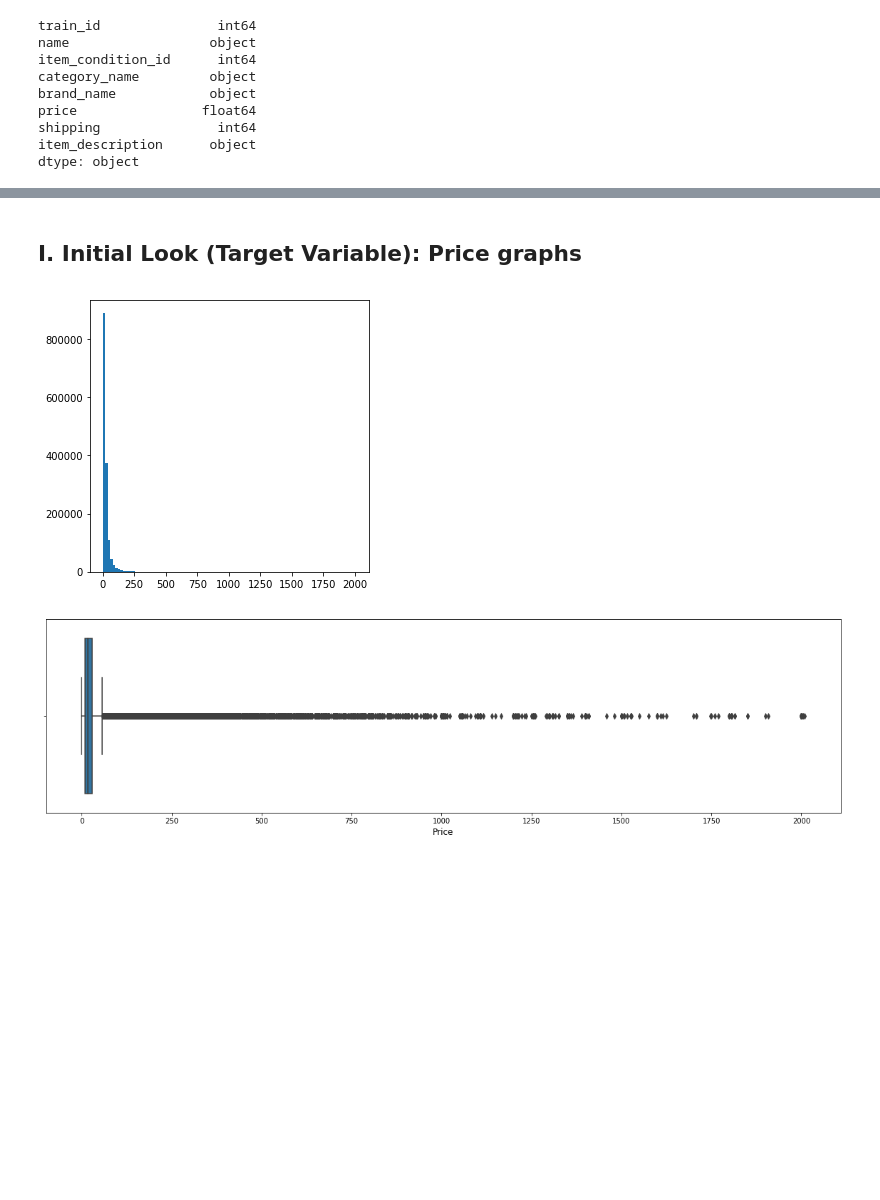
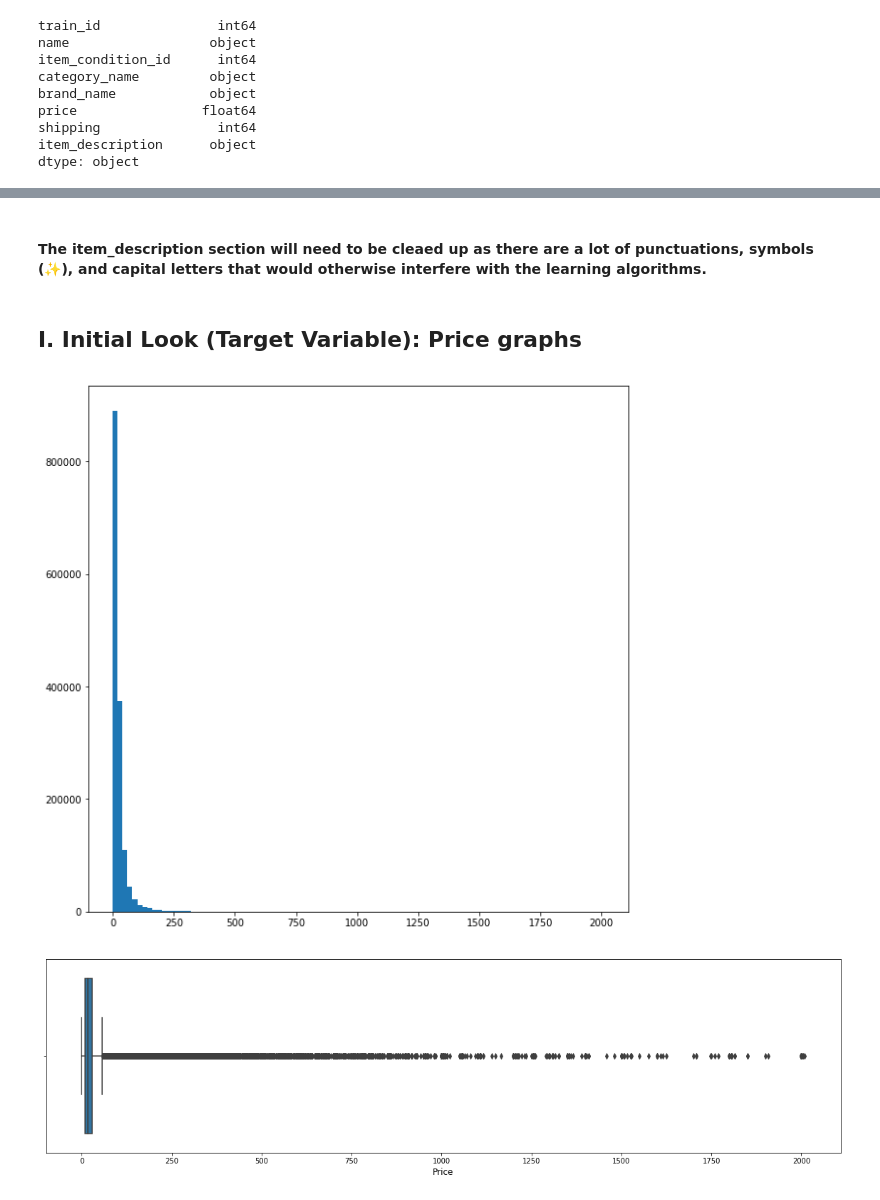
Before and after one commit to kyungjunism/mercari_price_prediction, a Jupyter notebook: Mercari Price Prediction EDA.ipynb, the cells around one changed output, grey strips where cells are left out. Cells and saved outputs as stored; diff of their text form; code cells hidden in the pictures; blank space fills up the shorter version.

```diff
--- a/Mercari Price Prediction EDA.ipynb
+++ b/Mercari Price Prediction EDA.ipynb
@@ -101,0 +105,8 @@ train.head()
+# %%
+# remove rows with empty descriptions
+train = train[~train['item_description'].isnull()]
+test = test[~test['item_description'].isnull()]
+
+data = pd.concat([train, test], 0)
+train_rows = train.shape[0]
+print(train_rows)
@@ -102,2 +115,2 @@ train.head()
 # %%
-train = train[pd.notnull(train['item_description'])]
+train.item_description
@@ -104,10 +135,12 @@ train = train[pd.notnull(train['item_description'])]
+# %% [markdown]
+#### The item_description section will need to be cleaed up as there are a lot of punctuations, symbols (✨), and capital letters that would otherwise interfere with the learning algorithms.
 # %% [markdown]
 ## I. Initial Look (Target Variable): Price graphs
 # %%
-plt.figure(figsize=(5,5))
+plt.figure(figsize=(10,10))
 plt.hist(train['price'], bins = 100)
 plt.show()
 # %% [output]
-[figure, old version]
+[figure, new version]
 # %%
 plt.figure(figsize= (20,5))
```
Also changed, not shown: parts of 67 cells of this notebook, 1 other file.
